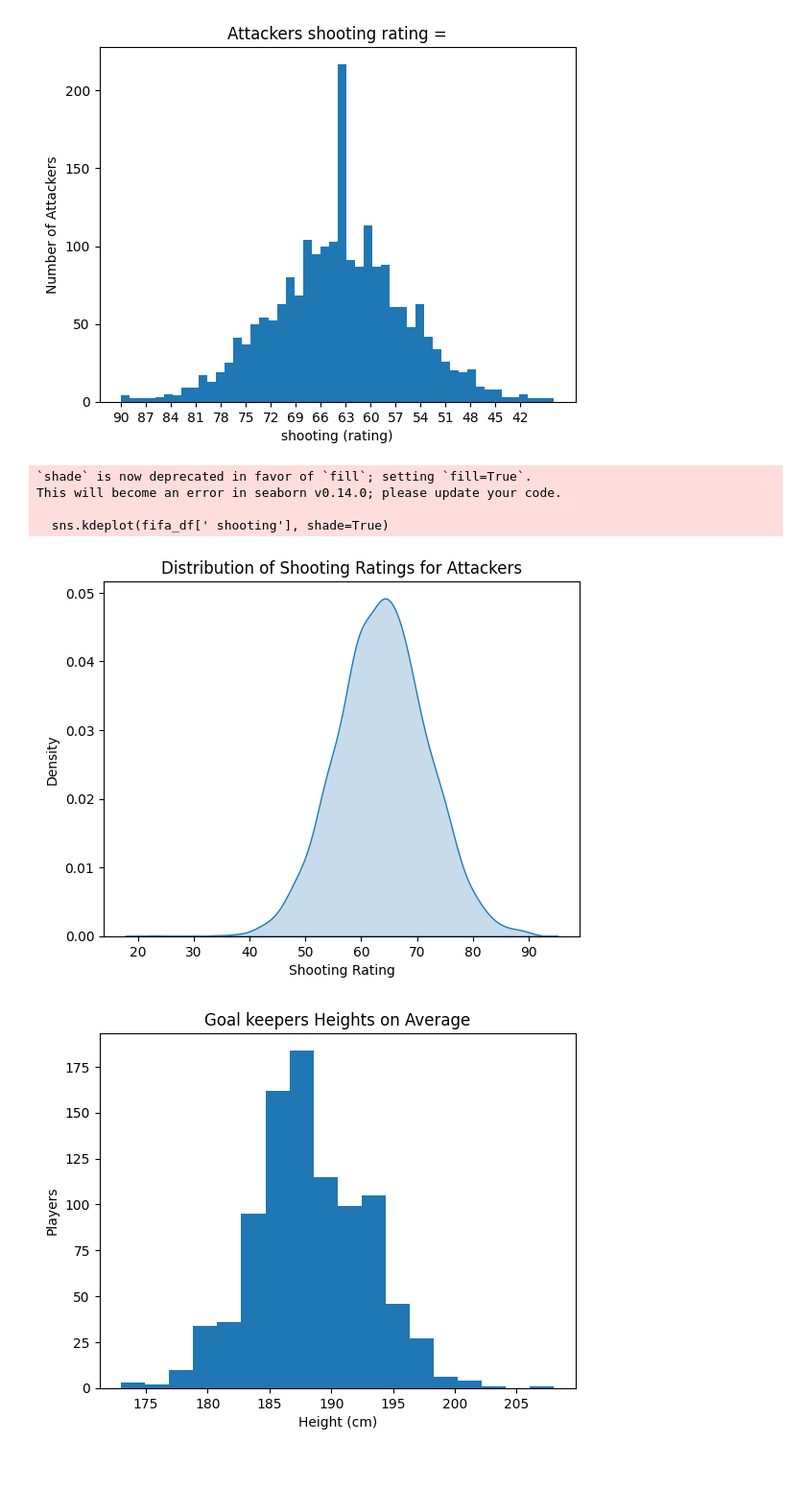
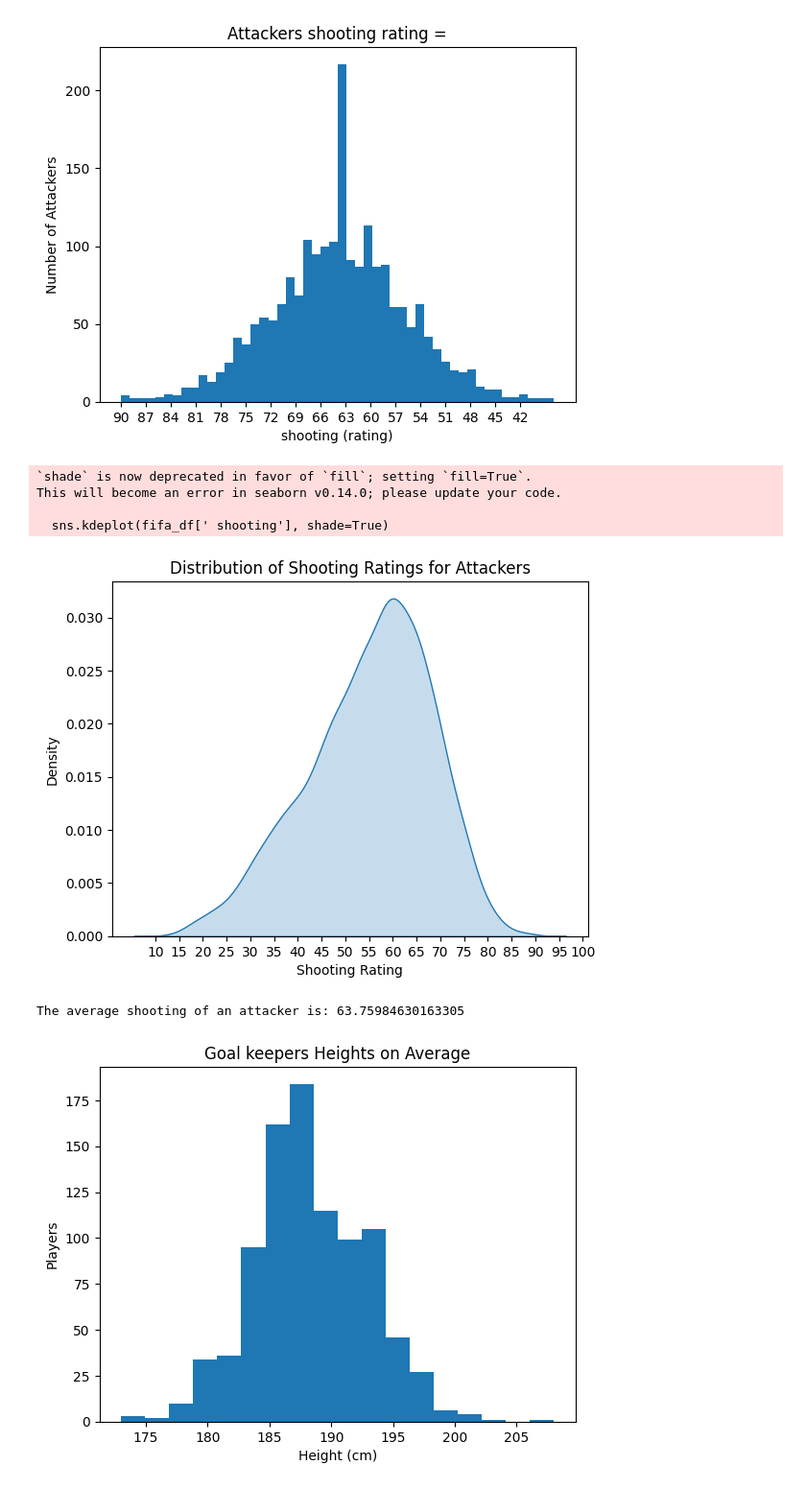
Before and after one commit to Francesfahey/BigData, a Jupyter notebook: fifaCA26_4_23.ipynb, the cells around one changed output. Shown at 96% size. Cells and saved outputs as stored; diff of their text form; code cells hidden in the pictures.

```diff
--- a/fifaCA26_4_23.ipynb
+++ b/fifaCA26_4_23.ipynb
@@ -118,9 +84,6 @@ plt.show()
 # %%
 import pandas as pd
 import matplotlib.pyplot as plt
-
-# Load the FIFA data
-fifa_df = pd.read_csv('https://raw.githubusercontent.com/Francesfahey/BigData/main/fifa.csv', index_col=0)
 
 # Group the data by foot, and calculate the mean rating for each group
 foot_groups = fifa_df.groupby(' foot')[' rating'].mean()
@@ -131,7 +94,7 @@ plt.title('Average rating for Left-Footed vs Right-Footed Players')
 plt.xlabel('Foot')
 plt.ylabel('rating')
 
-
+#add values to the graph
 for index, value in enumerate(foot_groups):
     plt.annotate(str(round(value, 2)), xy=(index, value), ha='center', va='bottom')
 
@@ -215,23 +179,32 @@ plt.show()
 # %%
 import seaborn as sns
 
-# Convert the 'shooting' column to numeric data type
-fifa_df[' shooting'] = pd.to_numeric(attacker_data[' shooting'])
+# Convert the 'shooting' column to numeric data type, handle errors gracefully
+fifa_df[' shooting'] = pd.to_numeric(fifa_df[' shooting'], errors='coerce')
 
 # Create a KDE plot of the shooting ratings
 sns.kdeplot(fifa_df[' shooting'], shade=True)
 
 # Set the title, x-axis label, and y-axis label
 plt.title('Distribution of Shooting Ratings for Attackers')
 plt.xlabel('Shooting Rating')
 plt.ylabel('Density')
+
+plt.xticks(range(10, 105, 5))
+
 plt.show()
 # %% [output]
 `shade` is now deprecated in favor of `fill`; setting `fill=True`.
 This will become an error in seaborn v0.14.0; please update your code.
 
   sns.kdeplot(fifa_df[' shooting'], shade=True)
-[figure, old version]
+[figure, new version]
+# %%
+attackers = fifa_df[fifa_df[' position'] == ' A']
+average_shooting_rating = attackers[' shooting'].mean()
+print("The average shooting of an attacker is:", average_shooting_rating)
+# %% [output]
+The average shooting of an attacker is: 63.75984630163305
 # %%
 import pandas as pd
 import matplotlib.pyplot as plt
```
Also changed, not shown: parts of 11 cells of this notebook.
